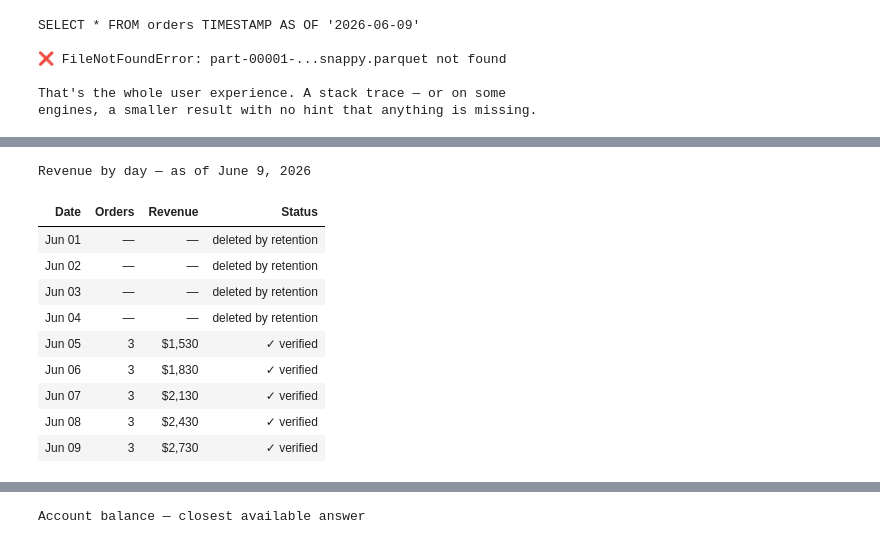
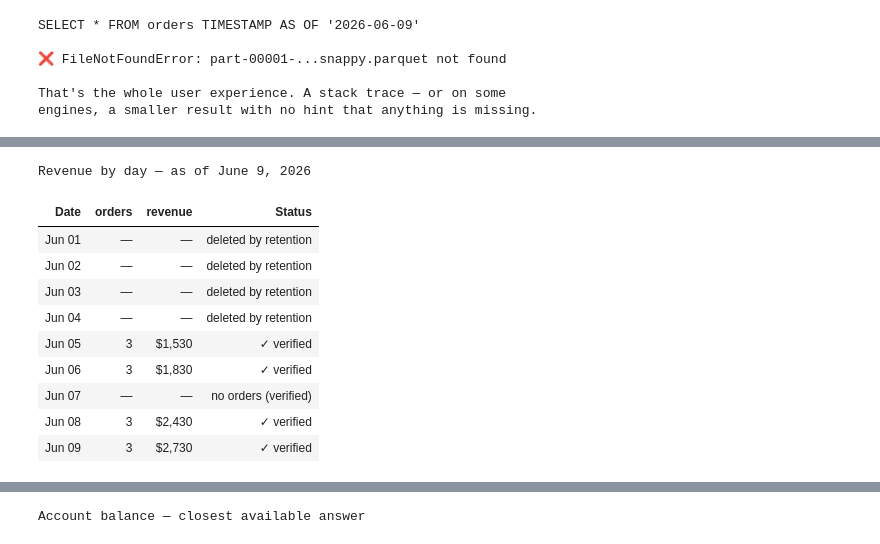
Before and after one commit to seamus-aran/alethe, a Jupyter notebook: notebooks/06_bounded_queries.ipynb, the cells around one changed output, grey strips where cells are left out. Cells and saved outputs as stored; diff of their text form; code cells hidden in the pictures.

```diff
--- a/notebooks/06_bounded_queries.ipynb
+++ b/notebooks/06_bounded_queries.ipynb
@@ -84,0 +119,10 @@ gone.
+# %%
+print("status :", res.status)
+print("dtypes :", dict(res.df.dtypes.astype(str)))
+# and the refusal case — before the table existed:
+from alethe.integrations import UnachievableQueryError
+try:
+    alethe.asof("SELECT * FROM orders TIMESTAMP AS OF '2020-01-01'",
+                tables={"orders": str(ORDERS)})
+except UnachievableQueryError as e:
+    print("\nREFUSED:", str(e)[:110])
@@ -84,0 +174,6 @@ gone.
+# %%
+result = con.execute(view + " ORDER BY order_date").fetch_df()
+print(result.to_string(index=False))
+print()
+print("column types (intact — measures stay numeric, NULL where unknowable):")
+print(result.dtypes.to_string())
@@ -85,55 +211,39 @@ gone.
 # %%
 from IPython.display import Markdown, display
 
-# The surviving evidence, aggregated per day
-surviving = (DeltaTable(str(ORDERS)).to_pyarrow_table().to_pandas()
-             .query("day <= 8")
-             .groupby("day", as_index=False)
-             .agg(orders=("order_id", "size"), revenue=("amount", "sum")))
-
-rows = []
-for d in range(9):                      # June 1 through June 9
-    match = surviving[surviving.day == d]
-    if len(match):
-        rows.append({"Date": DATES[d].strftime("%b %d"),
-                     "Orders": int(match.orders.iloc[0]),
-                     "Revenue": float(match.revenue.iloc[0]),
-                     "Status": "✓ verified"})
-    else:
-        rows.append({"Date": DATES[d].strftime("%b %d"),
-                     "Orders": None, "Revenue": None,
-                     "Status": "deleted by retention"})
-result = pd.DataFrame(rows)
+LABEL = {"OBSERVED": "✓ verified", "BEYOND": "deleted by retention",
+         "ABSENT": "no orders (verified)"}
+shown = result.assign(
+    Date=[d.strftime("%b %d") for d in result.order_date],
+    Status=[LABEL[e] for e in result.epistemic],
+)[["Date", "orders", "revenue", "Status"]]
 
 def style_rows(row):
-    if row.Status == "deleted by retention":
-        return ["background-color:#f2f2f2; color:#a0a0a0; font-style:italic"] * 4
-    return ["background-color:#f0f9f0"] * 4
+    css = {"✓ verified":            "background-color:#f0f9f0",
+           "deleted by retention":  "background-color:#f2f2f2; color:#a0a0a0; font-style:italic",
+           "no orders (verified)":  "background-color:#fbfbe8"}[row.Status]
+    return [css] * 4
 
-styled = (result.style
-          .apply(style_rows, axis=1)
-          .format({"Revenue": lambda v: "—" if pd.isna(v) else f"${v:,.0f}",
-                   "Orders":  lambda v: "—" if pd.isna(v) else f"{int(v)}"})
-          .hide(axis="index")
-          .set_caption("Revenue by day — as of June 9, 2026")
-          .set_table_styles([
-              {"selector": "caption",
-               "props": "font-size:1.1em; font-weight:bold; padding:8px;"},
-              {"selector": "th",
-               "props": "text-align:left; padding:6px 14px; border-bottom:2px solid #ccc;"},
-              {"selector": "td",
-               "props": "text-align:left; padding:6px 14px;"},
-          ]))
-display(styled)
+display(shown.style
+        .apply(style_rows, axis=1)
+        .format({"revenue": lambda v: "—" if pd.isna(v) else f"${v:,.0f}",
+                 "orders":  lambda v: "—" if pd.isna(v) else f"{int(v)}"})
+        .hide(axis="index")
+        .set_caption("Revenue by day — as of June 9, 2026")
+        .set_table_styles([
+            {"selector": "caption", "props": "font-size:1.1em; font-weight:bold; padding:8px;"},
+            {"selector": "th", "props": "text-align:left; padding:6px 14px; border-bottom:2px solid #ccc;"},
+            {"selector": "td", "props": "text-align:left; padding:6px 14px;"},
+        ]))
 # %% [output]
 Revenue by day — as of June 9, 2026
-| Date | Orders | Revenue | Status |
+| Date | orders | revenue | Status |
 | Jun 01 | — | — | deleted by retention |
 | Jun 02 | — | — | deleted by retention |
 | Jun 03 | — | — | deleted by retention |
 | Jun 04 | — | — | deleted by retention |
 | Jun 05 | 3 | $1,530 | ✓ verified |
 | Jun 06 | 3 | $1,830 | ✓ verified |
-| Jun 07 | 3 | $2,130 | ✓ verified |
+| Jun 07 | — | — | no orders (verified) |
 | Jun 08 | 3 | $2,430 | ✓ verified |
 | Jun 09 | 3 | $2,730 | ✓ verified |
```
Also changed, not shown: parts of 20 cells of this notebook, 5 other files.
